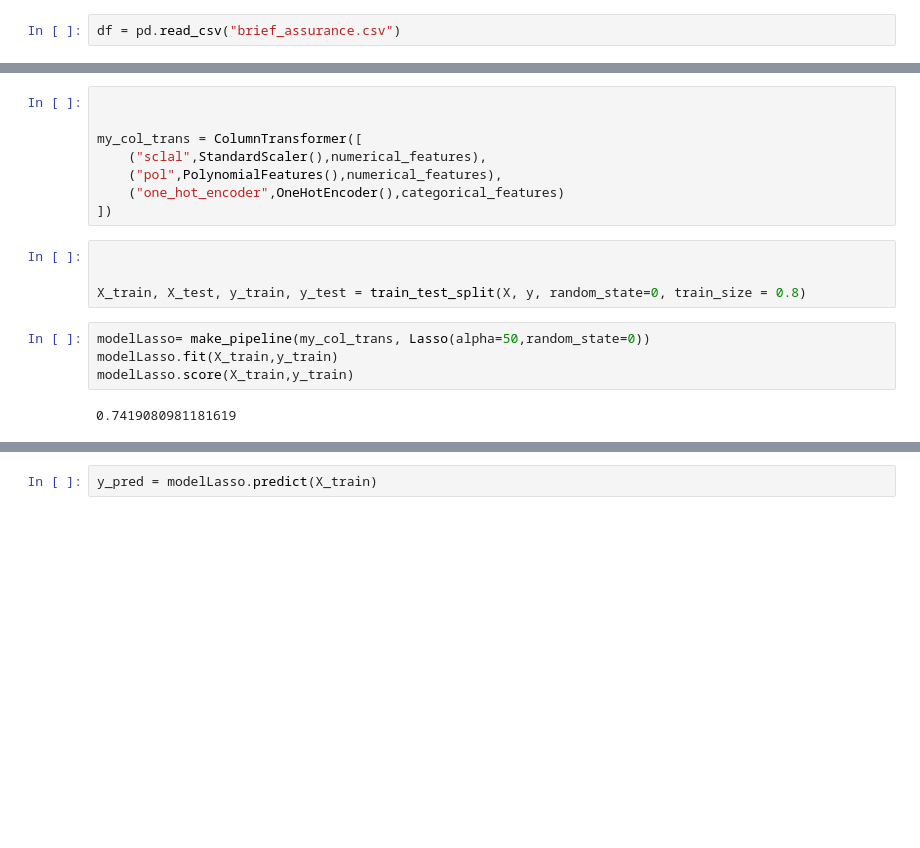
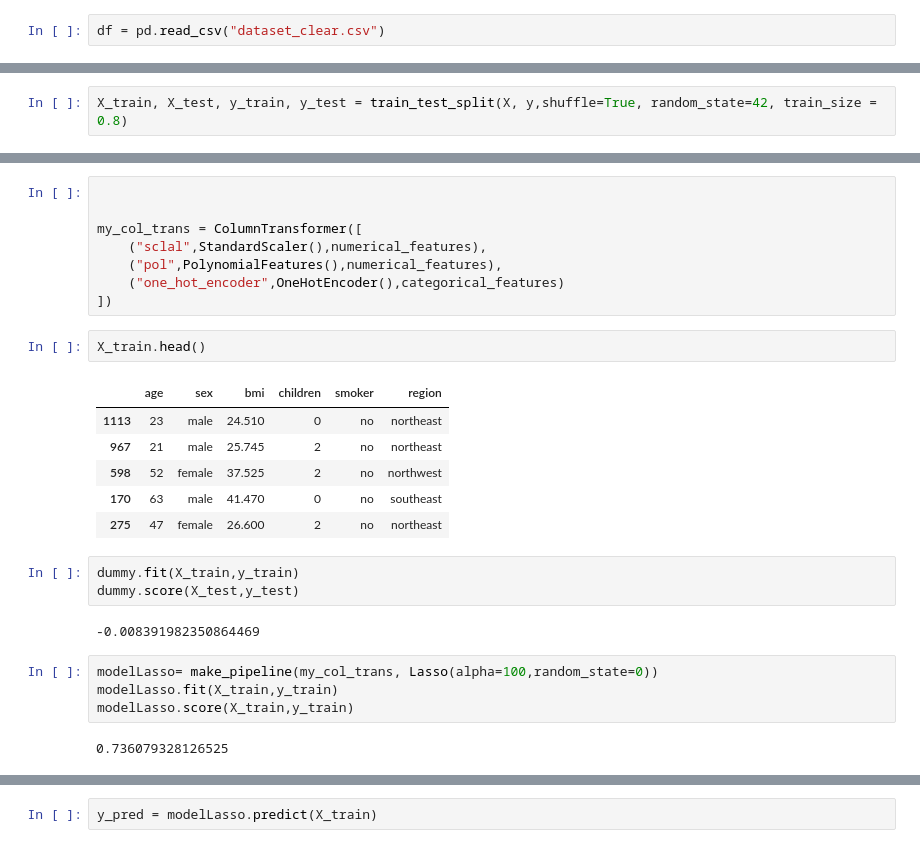
Before and after one commit to StevenDelval/Predire-une-prime-d-assurance-grace-l-IA, a Jupyter notebook: modelisation.ipynb, the cells around one changed output, grey strips where cells are left out. Cells and saved outputs as stored; diff of their text form; blank space fills up the shorter version.

```diff
--- a/modelisation.ipynb
+++ b/modelisation.ipynb
@@ -12,5 +13,5 @@ from sklearn.model_selection import GridSearchCV,learning_curve, RandomizedSearc
 # %%
-df = pd.read_csv("brief_assurance.csv")
+df = pd.read_csv("dataset_clear.csv")
 # %%
 df.columns
 # %% [output]
@@ -20,3 +21,5 @@ feature = df.columns[0:-1]
 target = 'charges'
 X =df.drop(["charges"],axis=1)
 y = df[target]
+# %%
+X_train, X_test, y_train, y_test = train_test_split(X, y,shuffle=True, random_state=42, train_size = 0.8)
@@ -35,16 +40,26 @@ my_col_trans = ColumnTransformer([
     ("pol",PolynomialFeatures(),numerical_features),
     ("one_hot_encoder",OneHotEncoder(),categorical_features)
 ])
-# %%
-
-
-X_train, X_test, y_train, y_test = train_test_split(X, y, random_state=0, train_size = 0.8)
+# %%
+X_train.head()
+# %% [output]
+|  | age | sex | bmi | children | smoker | region |
+| 1113 | 23 | male | 24.510 | 0 | no | northeast |
+| 967 | 21 | male | 25.745 | 2 | no | northeast |
+| 598 | 52 | female | 37.525 | 2 | no | northwest |
+| 170 | 63 | male | 41.470 | 0 | no | southeast |
+| 275 | 47 | female | 26.600 | 2 | no | northeast |
+# %%
+dummy.fit(X_train,y_train)
+dummy.score(X_test,y_test)
+# %% [output]
+-0.008391982350864469
 # %%
-modelLasso= make_pipeline(my_col_trans, Lasso(alpha=50,random_state=0))
+modelLasso= make_pipeline(my_col_trans, Lasso(alpha=100,random_state=0))
 modelLasso.fit(X_train,y_train)
 modelLasso.score(X_train,y_train)
 # %% [output]
-0.7419080981181619
+0.736079328126525
 # %%
 modelLasso.score(X_test,y_test)
 # %% [output]
```
Also changed, not shown: parts of 12 cells of this notebook, 1 other file.
